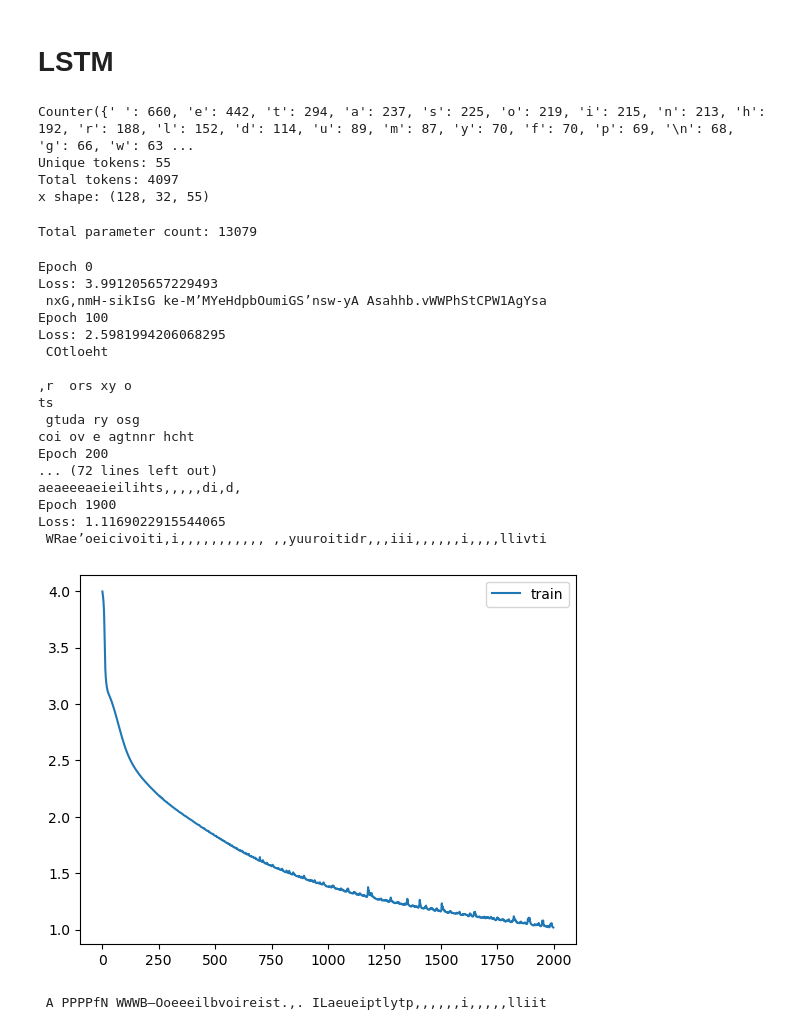
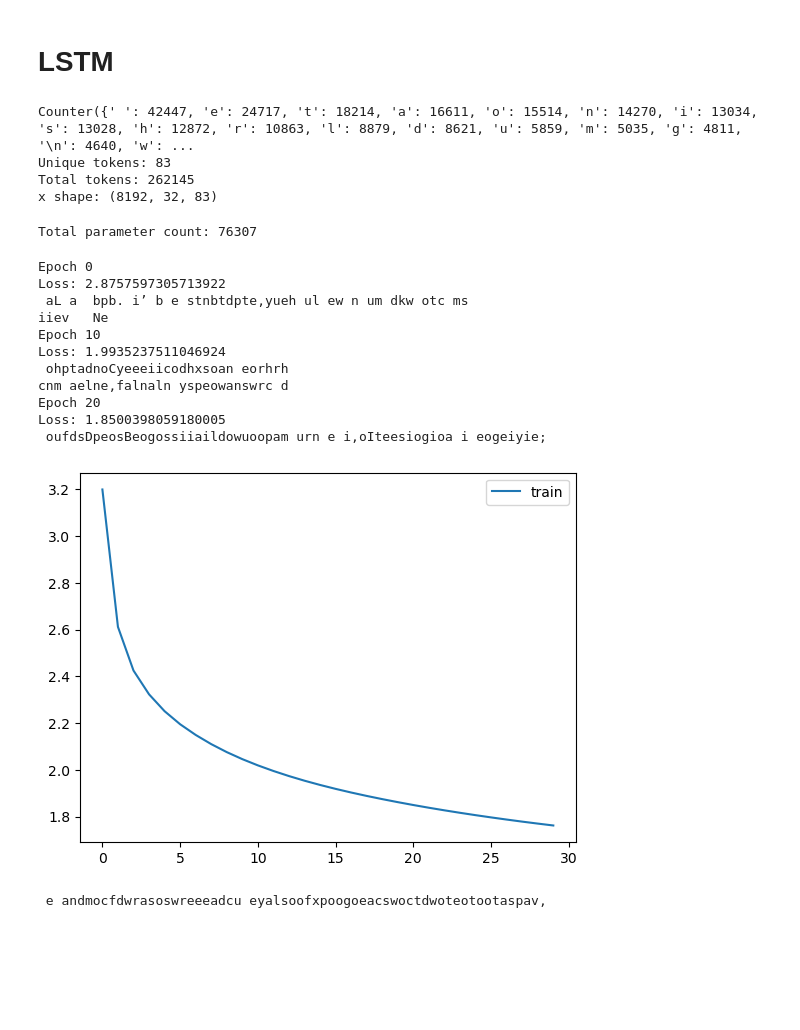
Before and after one commit to elonvg/MLbottomup, a Jupyter notebook: LSTM.ipynb, the cells around one changed output. Drawn from its saved outputs; the diff is of its cells as text; code cells hidden in the pictures; blank space fills up the shorter version.

Commit message:
changed lstm output to hidden state in order to stack layers, also changed linear layer to work with it

```diff
--- a/LSTM.ipynb
+++ b/LSTM.ipynb
@@ -17,7 +17,7 @@ text = text[27157::]
 import numpy as np
 from collections import Counter
 
-cut_len = 2**12 + 1
+cut_len = 2**18 + 1
 text = text
 text = text[:cut_len]
 
@@ -40,18 +40,23 @@ print(f"Unique tokens: {vocab_size}")
 print(f"Total tokens: {len(encoded)}")
 print(f"x shape: {x.shape}")
 # %% [output]
-Counter({' ': 660, 'e': 442, 't': 294, 'a': 237, 's': 225, 'o': 219, 'i': 215, 'n': 213, 'h': 192, 'r': 188, 'l': 152, 'd': 114, 'u': 89, 'm': 87, 'y': 70, 'f': 70, 'p': 69, '\n': 68, 'g': 66, 'w': 63 ...
-Unique tokens: 55
-Total tokens: 4097
-x shape: (128, 32, 55)
+Counter({' ': 42447, 'e': 24717, 't': 18214, 'a': 16611, 'o': 15514, 'n': 14270, 'i': 13034, 's': 13028, 'h': 12872, 'r': 10863, 'l': 8879, 'd': 8621, 'u': 5859, 'm': 5035, 'g': 4811, '\n': 4640, 'w': ...
+Unique tokens: 83
+Total tokens: 262145
+x shape: (8192, 32, 83)
 # %%
 from NNLibrary.network import Network
-from NNLibrary.Layers.learnable import RNN, LSTM
-from NNLibrary.Layers.activations import Sigmoid, Softmax
+from NNLibrary.Layers.learnable import RNN, LSTM, LinearLayer
+from NNLibrary.Layers.functional import Flatten
+
+hidden_dim = 64
 
 network = Network(
     layers=[
-        LSTM(in_dim=vocab_size, hidden_dim=32, out_dim=vocab_size),
+        LSTM(in_dim=vocab_size, hidden_dim=hidden_dim, out_dim=vocab_size),
+        LSTM(in_dim=hidden_dim, hidden_dim=hidden_dim, out_dim=32),
+        # Flatten(),
+        LinearLayer(in_dim=hidden_dim, out_dim=vocab_size)
         # Sigmoid(),
         # Softmax(),
     ]
@@ -60,7 +65,7 @@ network = Network(
 n_params = network.count_parameters()
 print(f"Total parameter count: {n_params}")
 # %% [output]
-Total parameter count: 13079
+Total parameter count: 76307
 # %%
 from NNLibrary.Layers.activations import Softmax
 
@@ -101,7 +105,7 @@ dataloader = DataLoader(x, y, batch_size)
 xb, yb = dataloader.get_batches()
 n_batches = len(xb)
 
-epochs = 2000
+epochs = 30
 lr = 0.001
 
 loss_fn = SoftmaxCE()
@@ -110,52 +114,46 @@ optimizer = Adam(lr, beta=0.9, gamma=0.999)
 
 metrics = {"train": {"loss": [], "epoch": []}, "val": {"loss": [], "epoch": []}, "epochs": []}
 
 for epoch in range(epochs):
     network.train()
     metrics["epochs"].append(epoch)
 
     train_loss = 0
     for batch in range(n_batches):
 
         out = network.forward(xb[batch])
         loss = loss_fn.forward(out, yb[batch])
         train_loss += loss
 
         network.backprop(loss_fn, optimizer) # Backpropagation and weight updates
     dataloader.shuffle_batches()
 
     metrics["train"]["loss"].append(train_loss / n_batches)
     metrics["train"]["epoch"].append(epoch)
 
-    if epoch % 100 == 0:
+    if epoch % 10 == 0:
         print(f"Epoch {epoch}")
         print(f"Loss: {loss}")
         out_seq = sample_text(network, T=1)
 
 
 plt.plot(metrics["train"]["epoch"], metrics["train"]["loss"], label="train")
 plt.legend()
 plt.show()
 # %% [output]
 Epoch 0
-Loss: 3.991205657229493
- nxG,nmH-sikIsG ke-M’MYeHdpbOumiGS’nsw-yA Asahhb.vWWPhStCPW1AgYsa
-Epoch 100
-Loss: 2.5981994206068295
- COtloeht
-
-,r  ors xy o
-ts
- gtuda ry osg
-coi ov e agtnnr hcht
-Epoch 200
-... (72 lines left out)
-aeaeeeaeieilihts,,,,,di,d,
-Epoch 1900
-Loss: 1.1169022915544065
- WRae’oeicivoiti,i,,,,,,,,,,, ,,yuuroitidr,,,iii,,,,,,i,,,,llivti
+Loss: 2.8757597305713922
+ aL a  bpb. i’ b e stnbtdpte,yueh ul ew n um dkw otc ms
+iiev   Ne
+Epoch 10
+Loss: 1.9935237511046924
+ ohptadnoCyeeeiicodhxsoan eorhrh
+cnm aelne,falnaln yspeowanswrc d
+Epoch 20
+Loss: 1.8500398059180005
+ oufdsDpeosBeogossiiaildowuoopam urn e i,oIteesiogioa i eogeiyie;
-[figure, old version]
+[figure, new version]
 # %%
 out_seq = sample_text(network, length=64, T=1, seed=" ")
 # %% [output]
- A PPPPfN WWWB—Ooeeeilbvoireist.,. ILaeueiptlytp,,,,,,i,,,,,lliit
+ e andmocfdwrasoswreeeadcu eyalsoofxpoogoeacswoctdwoteotootaspav,
```
Also changed, not shown: parts of 1 cell of this notebook, 2 other files.
